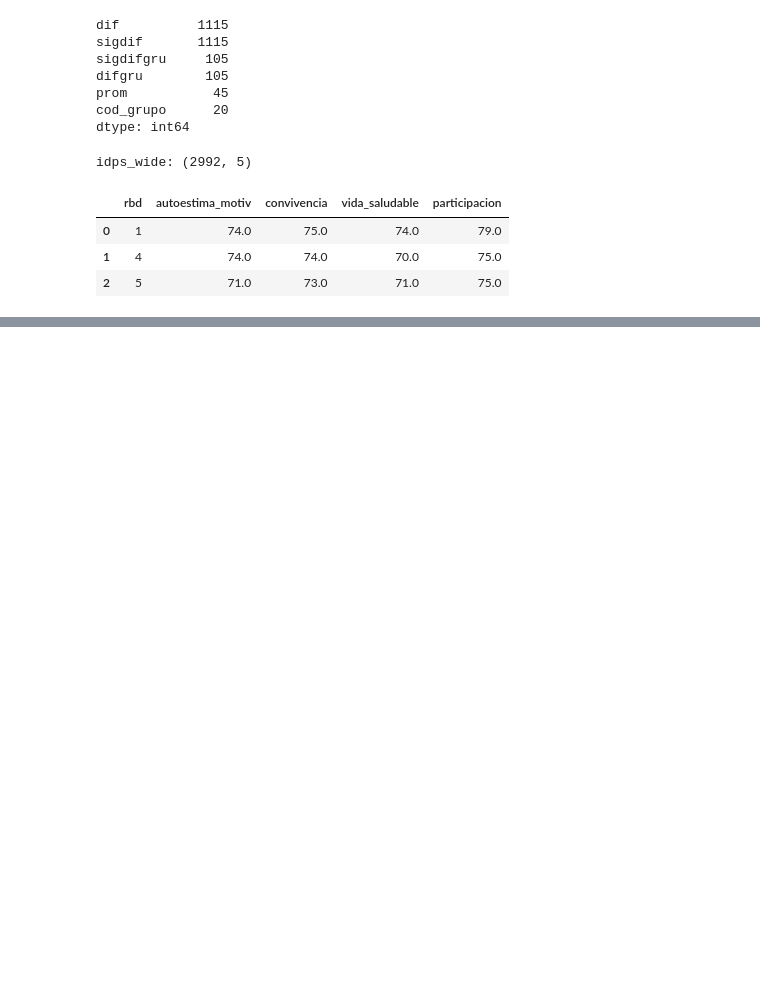
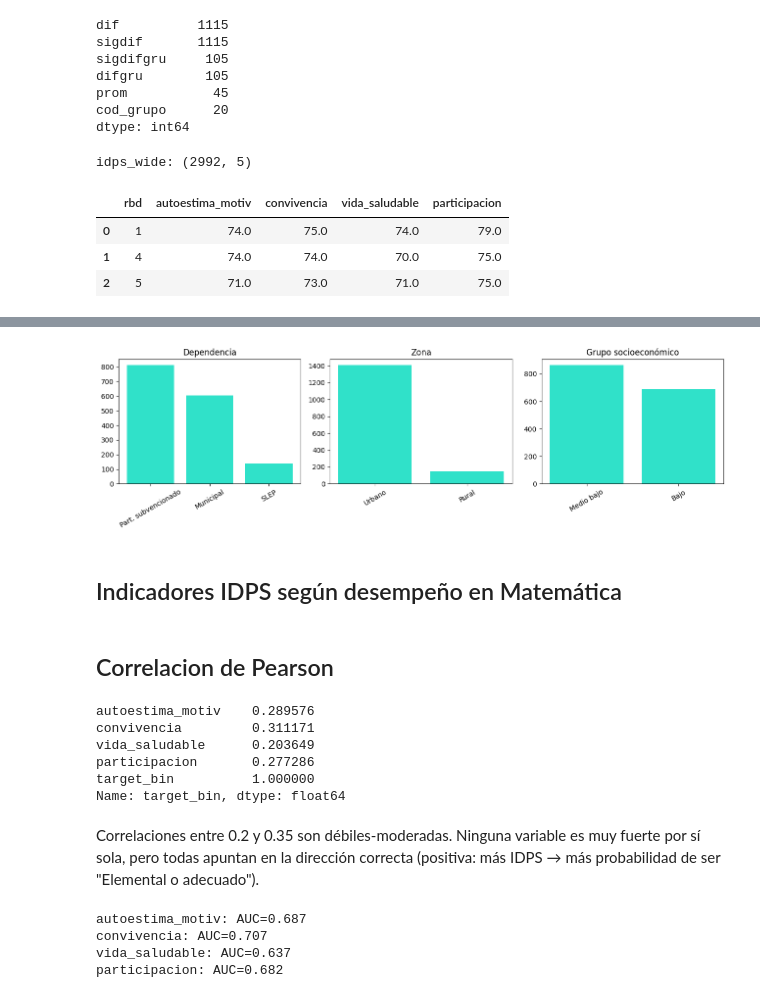
Before and after one commit to vcanalesg/dcc_taller_proyecto_g4, a Jupyter notebook: EDAyPreprocesamiento_01.ipynb, the cells around one changed output, grey strips where cells are left out. Cells and saved outputs as stored; diff of their text form; code cells hidden in the pictures; blank space fills up the shorter version.

```diff
--- a/EDAyPreprocesamiento_01.ipynb
+++ b/EDAyPreprocesamiento_01.ipynb
@@ -175,0 +215,36 @@ base.head()
+# %%
+fig, axes = plt.subplots(1, 3, figsize=(13, 4))
+for ax, col, titulo in zip(axes,
+                           ["depe", "zona", "gse"],
+                           ["Dependencia", "Zona", "Grupo socioeconómico"]):
+    vc = base[col].value_counts()
+    ax.bar(vc.index.astype(str), vc.values, color="#30E1C9")
+    ax.set_title(titulo); ax.tick_params(axis="x", rotation=30)
+plt.tight_layout(); plt.show()
+# %% [output]
+[figure, added]
+# %% [markdown]
+## Indicadores IDPS según desempeño en Matemática
+# %% [markdown]
+## Correlacion de Pearson
+# %%
+base[['autoestima_motiv','convivencia','vida_saludable','participacion','target_bin']].corr('pearson')['target_bin']
+# %% [output]
+autoestima_motiv    0.289576
+convivencia         0.311171
+vida_saludable      0.203649
+participacion       0.277286
+target_bin          1.000000
+Name: target_bin, dtype: float64
+# %% [markdown]
+Correlaciones entre 0.2 y 0.35 son débiles-moderadas. Ninguna variable es muy fuerte por sí sola, pero todas apuntan en la dirección correcta (positiva: más IDPS → más probabilidad de ser "Elemental o adecuado").
+# %%
+from sklearn.metrics import roc_auc_score
+for col in ['autoestima_motiv', 'convivencia', 'vida_saludable', 'participacion']:
+    auc = roc_auc_score(base['target_bin'], base[col].fillna(base[col].median()))
+    print(f"{col}: AUC={auc:.3f}")
+# %% [output]
+autoestima_motiv: AUC=0.687
+convivencia: AUC=0.707
+vida_saludable: AUC=0.637
+participacion: AUC=0.682
```
Also changed, not shown: parts of 27 cells of this notebook.
